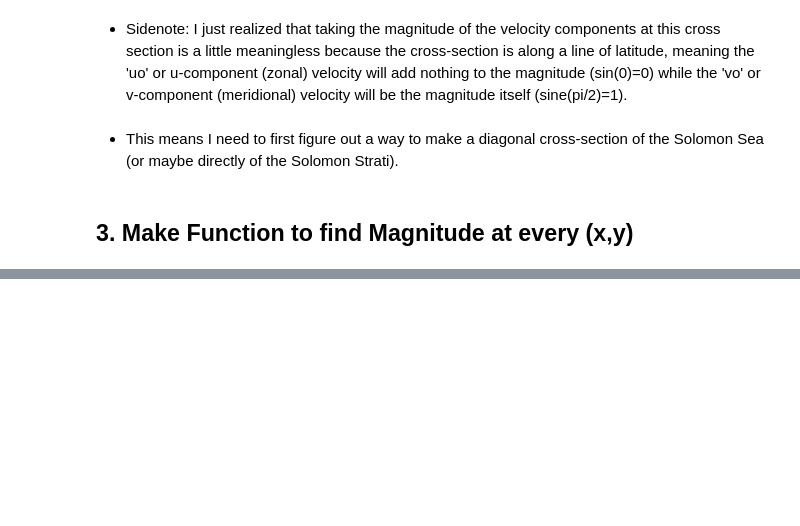
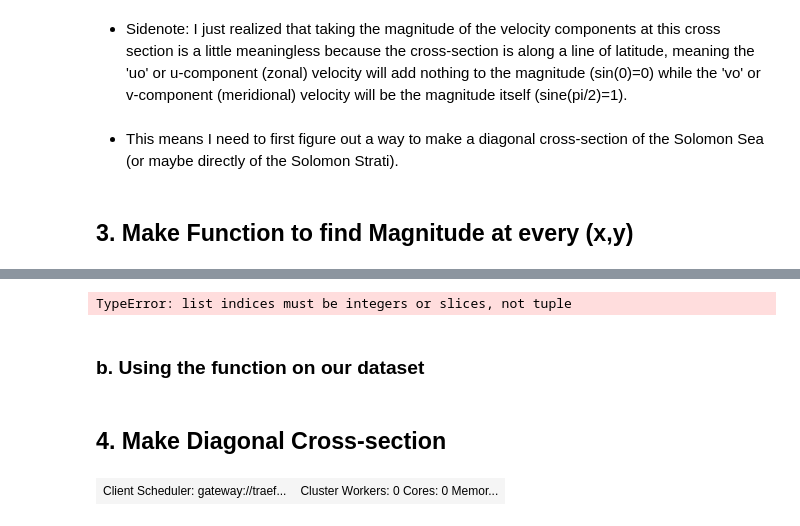
Before and after one commit to disandroa/Example-Notebooks, a Jupyter notebook: Initial Calculations/v_magnitude.ipynb, the cells around one changed output, grey strips where cells are left out. Cells and saved outputs as stored; diff of their text form; code cells hidden in the pictures; blank space fills up the shorter version.

Commit message:
lots of errors with calcmag function

```diff
--- a/Initial Calculations/v_magnitude.ipynb
+++ b/Initial Calculations/v_magnitude.ipynb
@@ -142,2 +169,8 @@ CMIP.NOAA-GFDL.GFDL-CM4.historical.Omon.gn
+# %%
+arrrr = calcmag(arrtest, normtest, xtest, ytest, uotest, votest)
+# %% [output]
+TypeError: list indices must be integers or slices, not tuple
+# %% [markdown]
+### b. Using the function on our dataset
 # %%
 mag_vel = np.empty([len(x),len(y)])   #create empty matrix where we'll store mag for every (x,y)
@@ -147,0 +177,17 @@ def calcmag(arr, x, y, uo, vo):
+# %% [markdown]
+## 4. Make Diagonal Cross-section
+# %%
+from dask.distributed import Client
+from dask_gateway import Gateway
+
+
+gateway = Gateway()  # connect to Gateway
+
+cluster = gateway.new_cluster()  # create cluster
+cluster.scale(10)  # scale cluster
+
+client = Client(cluster)  # connect Client to Cluster
+# %%
+client
+# %% [output]
+| Client Scheduler: gateway://traef... | Cluster Workers: 0 Cores: 0 Memor... |
```
Also changed, not shown: parts of 11 cells of this notebook.
